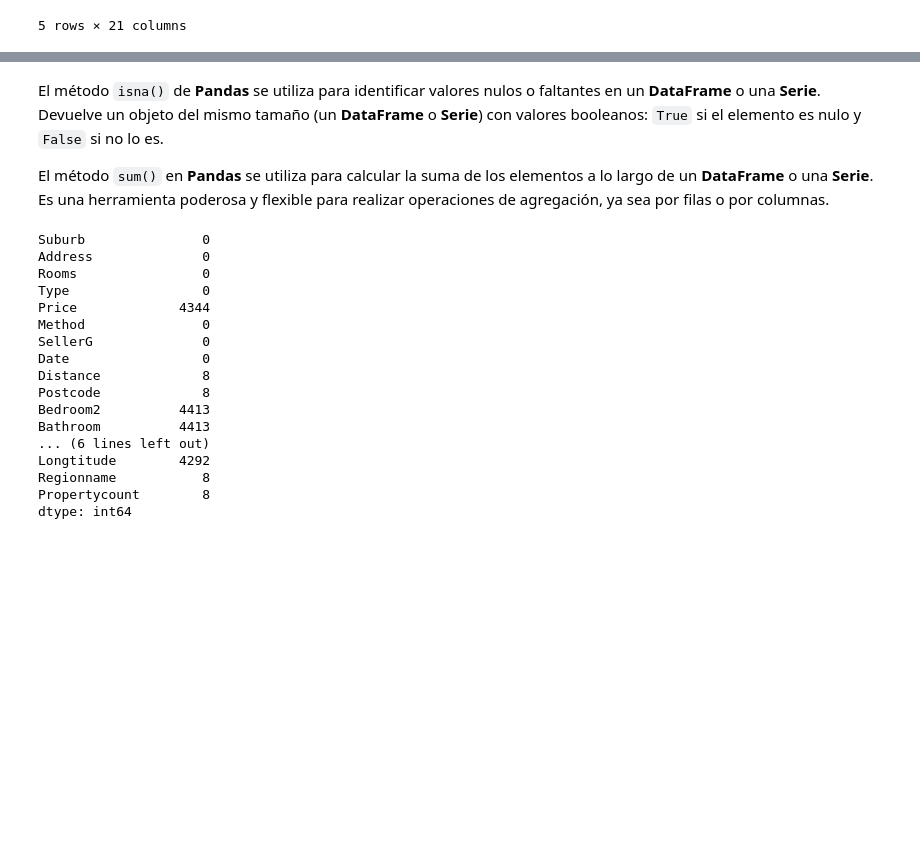
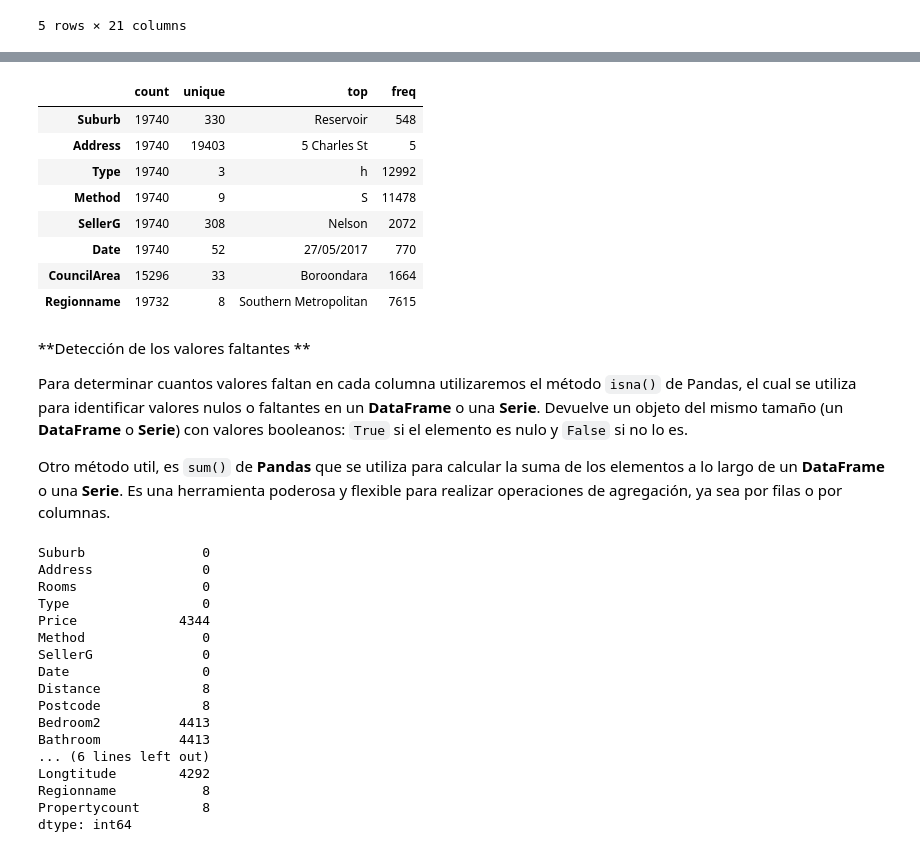
Before and after one commit to christiane-millan/utm-mcd-2025a-proyectos-aplicados-i, a Jupyter notebook: 03-data_understanding_description/excercise/exercise-2-clean.ipynb, the cells around one changed output, grey strips where cells are left out. Drawn from its saved outputs; the diff is of its cells as text; code cells hidden in the pictures; blank space fills up the shorter version.

Commit message:
data understanding description & analysis

```diff
--- a/03-data_understanding_description/excercise/exercise-2-clean.ipynb
+++ b/03-data_understanding_description/excercise/exercise-2-clean.ipynb
@@ -48,7 +71,21 @@ df.tail(5)
+# %%
+df.describe(include='O').T
+# %% [output]
+|  | count | unique | top | freq |
+| Suburb | 19740 | 330 | Reservoir | 548 |
+| Address | 19740 | 19403 | 5 Charles St | 5 |
+| Type | 19740 | 3 | h | 12992 |
+| Method | 19740 | 9 | S | 11478 |
+| SellerG | 19740 | 308 | Nelson | 2072 |
+| Date | 19740 | 52 | 27/05/2017 | 770 |
+| CouncilArea | 15296 | 33 | Boroondara | 1664 |
+| Regionname | 19732 | 8 | Southern Metropolitan | 7615 |
 # %% [markdown]
-El método `isna()` de **Pandas** se utiliza para identificar valores nulos o faltantes en un **DataFrame** o una **Serie**. Devuelve un objeto del mismo tamaño (un **DataFrame** o **Serie**) con valores booleanos: `True` si el elemento es nulo y `False` si no lo es.
+**Detección de los valores faltantes **
 
-El método `sum()` en **Pandas** se utiliza para calcular la suma de los elementos a lo largo de un **DataFrame** o una **Serie**. Es una herramienta poderosa y flexible para realizar operaciones de agregación, ya sea por filas o por columnas.
+Para determinar cuantos valores faltan en cada columna utilizaremos el método `isna()` de Pandas, el cual se utiliza para identificar valores nulos o faltantes en un **DataFrame** o una **Serie**. Devuelve un objeto del mismo tamaño (un **DataFrame** o **Serie**) con valores booleanos: `True` si el elemento es nulo y `False` si no lo es.
+
+Otro método util, es `sum()` de **Pandas** que se utiliza para calcular la suma de los elementos a lo largo de un **DataFrame** o una **Serie**. Es una herramienta poderosa y flexible para realizar operaciones de agregación, ya sea por filas o por columnas.
 # %%
 df.isna().sum()
 # %% [output]
```
Also changed, not shown: parts of 8 cells of this notebook, 6 other files.
